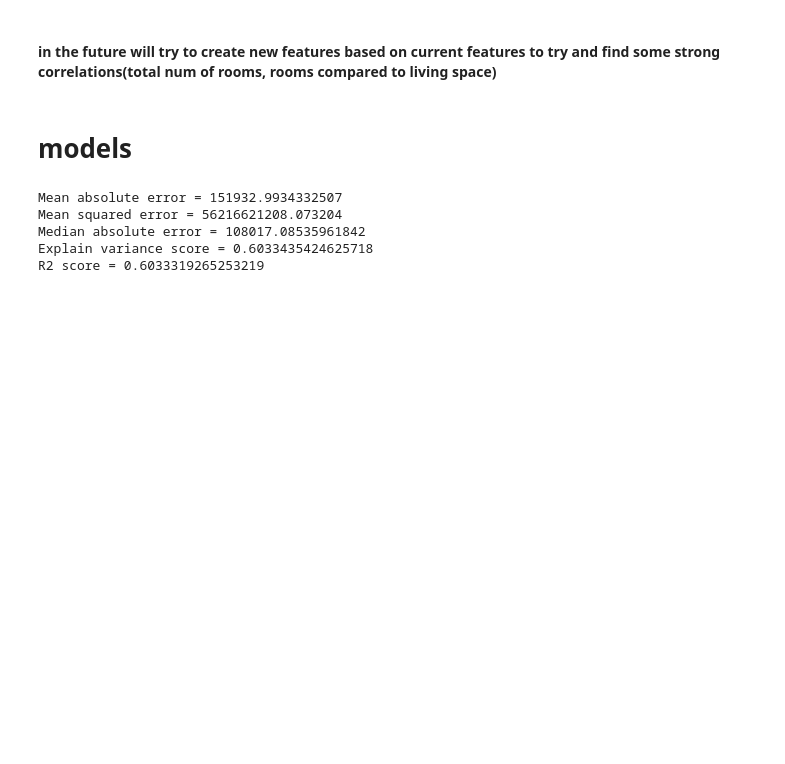
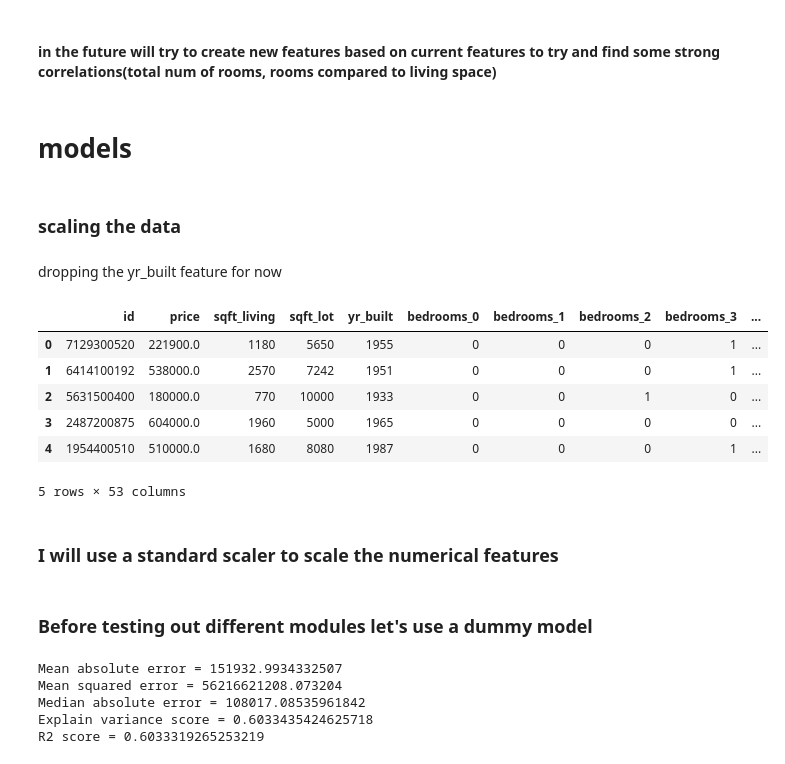
Before and after one commit to sbflk/kaggle_project_regression, a Jupyter notebook: regression house prices (1).ipynb, the cells around one changed output. Cells and saved outputs as stored; diff of their text form; code cells hidden in the pictures; blank space fills up the shorter version.

Commit message:
Add files via upload
scaling the x_train and x_test using a standard scaler. should use a minimax scaler in the future

```diff
--- a/regression house prices (1).ipynb
+++ b/regression house prices (1).ipynb
@@ -480 +503,3 @@ corr_matrix["price"].sort_values(ascending=False)
+# %% [markdown]
+### scaling the data
 # %%
@@ -482 +507,15 @@ data = df.drop(["price","id"],axis=1)
 prices = df["price"]
+# %% [markdown]
+dropping the yr_built feature for now
+# %%
+df.head()
+# %% [output]
+|  | id | price | sqft_living | sqft_lot | yr_built | bedrooms_0 | bedrooms_1 | bedrooms_2 | bedrooms_3 | ... |
+| 0 | 7129300520 | 221900.0 | 1180 | 5650 | 1955 | 0 | 0 | 0 | 1 | ... |
+| 1 | 6414100192 | 538000.0 | 2570 | 7242 | 1951 | 0 | 0 | 0 | 1 | ... |
+| 2 | 5631500400 | 180000.0 | 770 | 10000 | 1933 | 0 | 0 | 1 | 0 | ... |
+| 3 | 2487200875 | 604000.0 | 1960 | 5000 | 1965 | 0 | 0 | 0 | 0 | ... |
+| 4 | 1954400510 | 510000.0 | 1680 | 8080 | 1987 | 0 | 0 | 0 | 1 | ... |
+5 rows × 53 columns
+# %% [markdown]
+### I will use a standard scaler to scale the numerical features
@@ -483 +533,3 @@ prices = df["price"]
+# %% [markdown]
+### Before testing out different modules let's use a dummy model
 # %%
```
Also changed, not shown: parts of 7 cells of this notebook.
